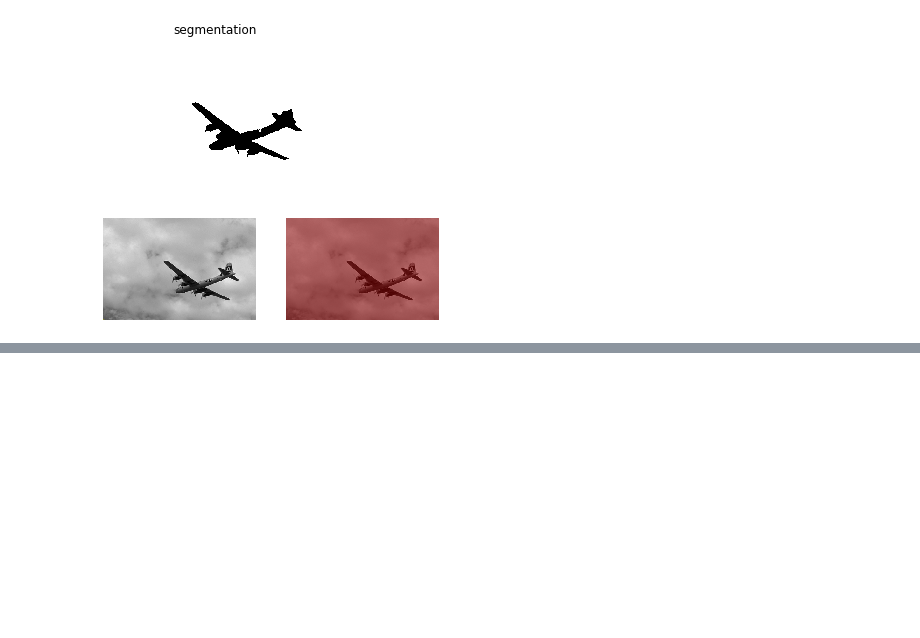
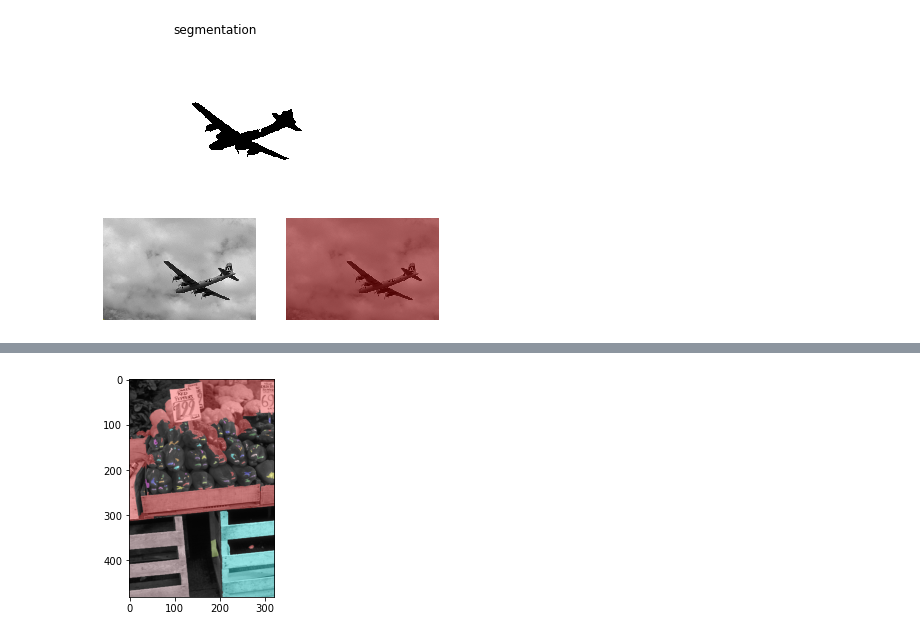
Before and after one commit to andressagomes26/PDI_Digital_ImageProcessing, a Jupyter notebook: 3. Segmentação/cresc_regiao.ipynb, the cells around one changed output, grey strips where cells are left out. Cells and saved outputs as stored; diff of their text form; code cells hidden in the pictures; blank space fills up the shorter version.

```diff
--- a/3. Segmentação/cresc_regiao.ipynb
+++ b/3. Segmentação/cresc_regiao.ipynb
@@ -75,0 +176,23 @@ ax2.axis('off')
+# %%
+def cresc_reg(image):
+    imgs_seg1 = cv2.cvtColor(image,cv2.COLOR_BGR2GRAY)
+    elevation_map = sobel(imgs_seg1)
+
+    markers = np.zeros_like(imgs_seg1)
+
+    markers[imgs_seg1 < 30] = 1
+    markers[imgs_seg1 > 150] = 2
+    #print(markers[imgs_seg1 > 150])
+
+    segmentation = watershed(elevation_map, markers)
+
+    segmentation = ndi.binary_fill_holes(segmentation - 1)
+    labeled, _ = ndi.label(segmentation)
+
+    image_label_overlay = label2rgb(labeled, image=imgs_seg1)
+    plt.imshow(image_label_overlay)
+    #return image_label_overlay
+
+cresc_reg(imgs_seg[1])
+# %% [output]
+[figure, added]
```
Also changed, not shown: parts of 8 cells of this notebook, 7 other files.
